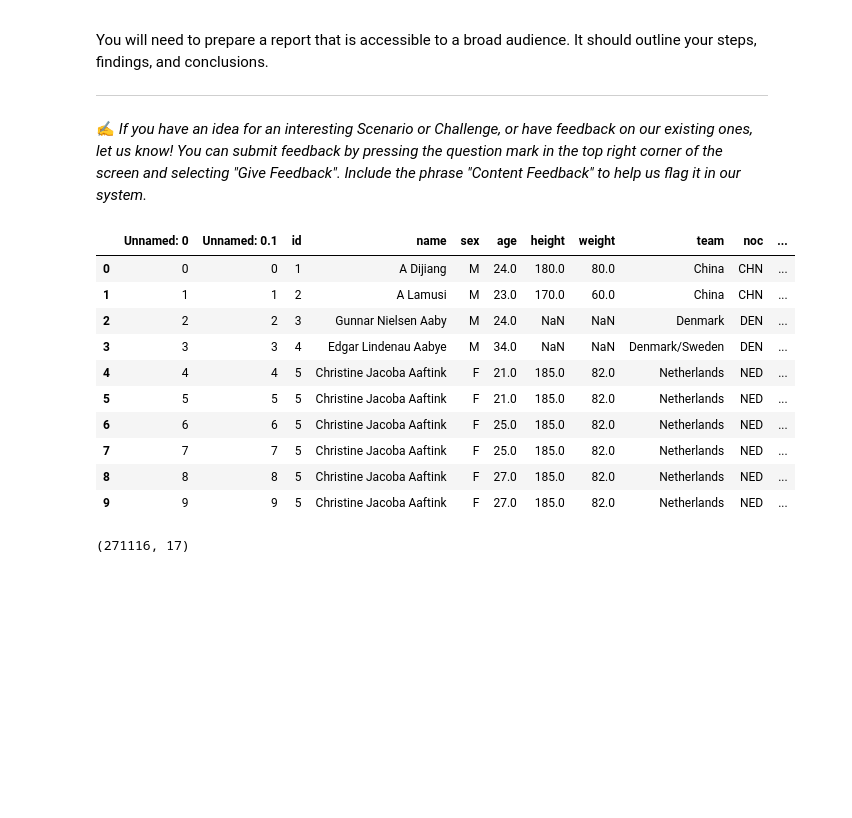
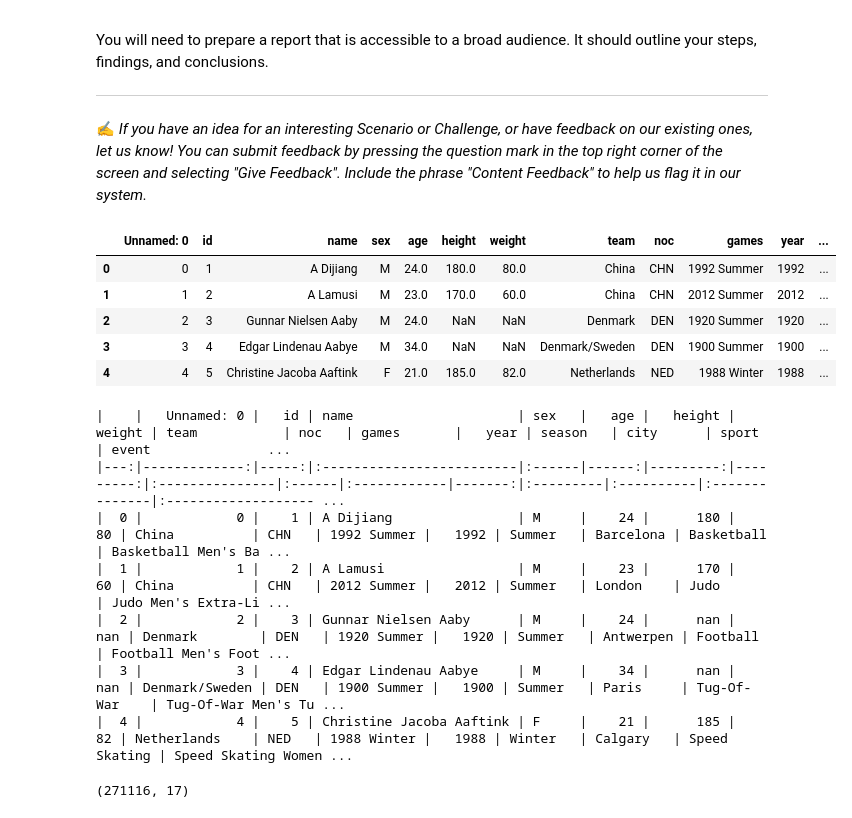
Before and after one commit to abdelghanids/data-analysis-new, a Jupyter notebook: index.ipynb, the cells around one changed output. Saved outputs shown, nothing was run; the diff lists cells and outputs as text; code cells hidden in the pictures; blank space fills up the shorter version.

```diff
--- a/index.ipynb
+++ b/index.ipynb
@@ -56,19 +56,24 @@ You will need to prepare a report that is accessible to a broad audience. It sho
 
 ✍️ _If you have an idea for an interesting Scenario or Challenge, or have feedback on our existing ones, let us know! You can submit feedback by pressing the question mark in the top right corner of the screen and selecting "Give Feedback". Include the phrase "Content Feedback" to help us flag it in our system._
 # %%
-olympic.head(10)
+olympic.head(5)
 # %% [output]
-|  | Unnamed: 0 | Unnamed: 0.1 | id | name | sex | age | height | weight | team | noc | ... |
-| 0 | 0 | 0 | 1 | A Dijiang | M | 24.0 | 180.0 | 80.0 | China | CHN | ... |
-| 1 | 1 | 1 | 2 | A Lamusi | M | 23.0 | 170.0 | 60.0 | China | CHN | ... |
-| 2 | 2 | 2 | 3 | Gunnar Nielsen Aaby | M | 24.0 | NaN | NaN | Denmark | DEN | ... |
-| 3 | 3 | 3 | 4 | Edgar Lindenau Aabye | M | 34.0 | NaN | NaN | Denmark/Sweden | DEN | ... |
-| 4 | 4 | 4 | 5 | Christine Jacoba Aaftink | F | 21.0 | 185.0 | 82.0 | Netherlands | NED | ... |
-| 5 | 5 | 5 | 5 | Christine Jacoba Aaftink | F | 21.0 | 185.0 | 82.0 | Netherlands | NED | ... |
-| 6 | 6 | 6 | 5 | Christine Jacoba Aaftink | F | 25.0 | 185.0 | 82.0 | Netherlands | NED | ... |
-| 7 | 7 | 7 | 5 | Christine Jacoba Aaftink | F | 25.0 | 185.0 | 82.0 | Netherlands | NED | ... |
-| 8 | 8 | 8 | 5 | Christine Jacoba Aaftink | F | 27.0 | 185.0 | 82.0 | Netherlands | NED | ... |
-| 9 | 9 | 9 | 5 | Christine Jacoba Aaftink | F | 27.0 | 185.0 | 82.0 | Netherlands | NED | ... |
+|  | Unnamed: 0 | id | name | sex | age | height | weight | team | noc | games | year | ... |
+| 0 | 0 | 1 | A Dijiang | M | 24.0 | 180.0 | 80.0 | China | CHN | 1992 Summer | 1992 | ... |
+| 1 | 1 | 2 | A Lamusi | M | 23.0 | 170.0 | 60.0 | China | CHN | 2012 Summer | 2012 | ... |
+| 2 | 2 | 3 | Gunnar Nielsen Aaby | M | 24.0 | NaN | NaN | Denmark | DEN | 1920 Summer | 1920 | ... |
+| 3 | 3 | 4 | Edgar Lindenau Aabye | M | 34.0 | NaN | NaN | Denmark/Sweden | DEN | 1900 Summer | 1900 | ... |
+| 4 | 4 | 5 | Christine Jacoba Aaftink | F | 21.0 | 185.0 | 82.0 | Netherlands | NED | 1988 Winter | 1988 | ... |
+# %%
+print(olympic.head(5).to_markdown())
+# %% [output]
+|    |   Unnamed: 0 |   id | name                     | sex   |   age |   height |   weight | team           | noc   | games       |   year | season   | city      | sport         | event               ...
+|---:|-------------:|-----:|:-------------------------|:------|------:|---------:|---------:|:---------------|:------|:------------|-------:|:---------|:----------|:--------------|:------------------- ...
+|  0 |            0 |    1 | A Dijiang                | M     |    24 |      180 |       80 | China          | CHN   | 1992 Summer |   1992 | Summer   | Barcelona | Basketball    | Basketball Men's Ba ...
+|  1 |            1 |    2 | A Lamusi                 | M     |    23 |      170 |       60 | China          | CHN   | 2012 Summer |   2012 | Summer   | London    | Judo          | Judo Men's Extra-Li ...
+|  2 |            2 |    3 | Gunnar Nielsen Aaby      | M     |    24 |      nan |      nan | Denmark        | DEN   | 1920 Summer |   1920 | Summer   | Antwerpen | Football      | Football Men's Foot ...
+|  3 |            3 |    4 | Edgar Lindenau Aabye     | M     |    34 |      nan |      nan | Denmark/Sweden | DEN   | 1900 Summer |   1900 | Summer   | Paris     | Tug-Of-War    | Tug-Of-War Men's Tu ...
+|  4 |            4 |    5 | Christine Jacoba Aaftink | F     |    21 |      185 |       82 | Netherlands    | NED   | 1988 Winter |   1988 | Winter   | Calgary   | Speed Skating | Speed Skating Women ...
 # %%
 olympic.shape
 #(line,colone)
```
Also changed, not shown: 1 other file.
